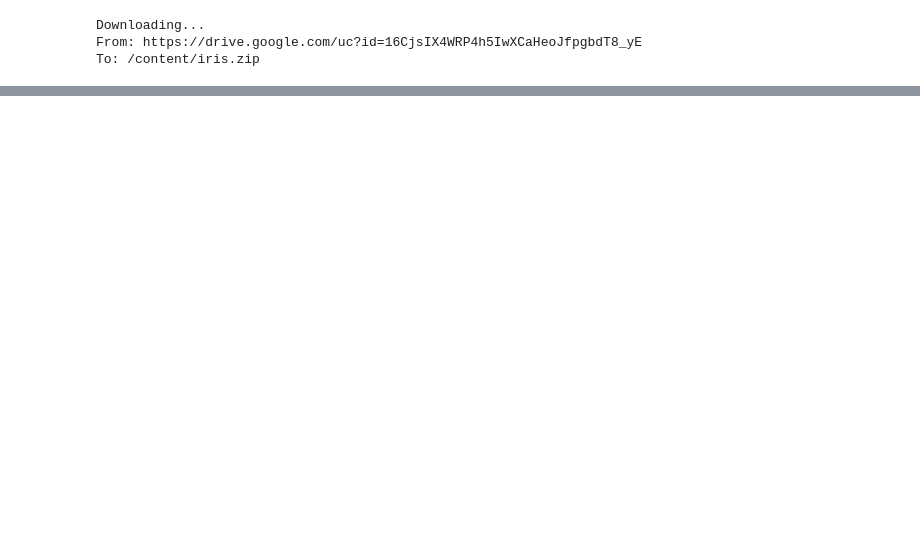
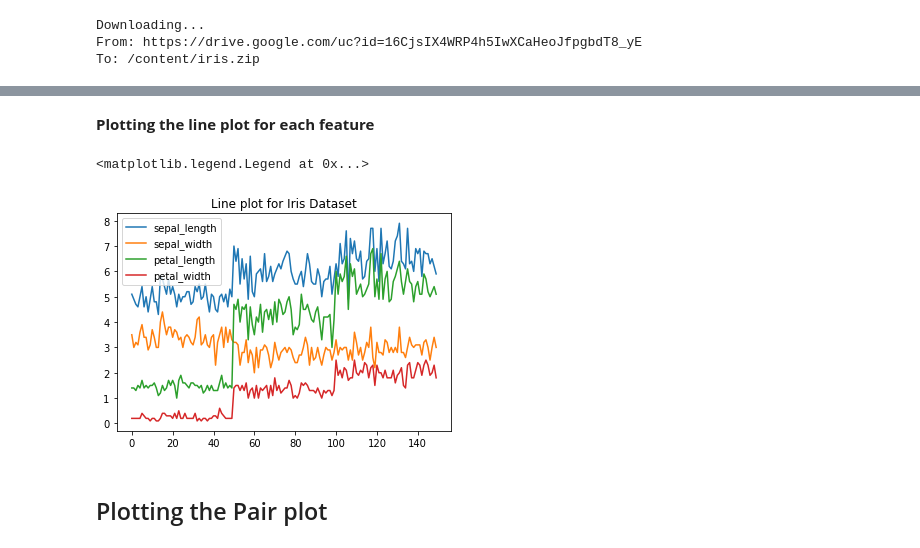
Before and after one commit to hands-on-data/ColabFiles, a Jupyter notebook: Data_Visualization.ipynb, the cells around one changed output, grey strips where cells are left out. Cells and saved outputs as stored; diff of their text form; code cells hidden in the pictures; blank space fills up the shorter version.

```diff
--- a/Data_Visualization.ipynb
+++ b/Data_Visualization.ipynb
@@ -96,24 +38,0 @@ plt.show()
-# %%
-corr = iris.corr()
-
-fig, ax = plt.subplots()
-img = ax.imshow(corr.values,cmap = "magma_r")
-
-# set labels
-ax.set_xticks(np.arange(len(corr.columns)))
-ax.set_yticks(np.arange(len(corr.columns)))
-ax.set_xticklabels(corr.columns)
-ax.set_yticklabels(corr.columns)
-cbar = ax.figure.colorbar(img, ax=ax ,cmap='')
-plt.setp(ax.get_xticklabels(), rotation=30, ha="right",
-         rotation_mode="anchor")
-
-# text annotations.
-for i in range(len(corr.columns)):
-    for j in range(len(corr.columns)):
-        if corr.iloc[i, j]<0:
-            text = ax.text(j, i, np.around(corr.iloc[i, j], decimals=2),
-                       ha="center", va="center", color="black")
-        else:
-            text = ax.text(j, i, np.around(corr.iloc[i, j], decimals=2),
-                       ha="center", va="center", color="white")
@@ -135,0 +80,15 @@ fig.show()
+# %% [markdown]
+**Plotting the line plot for each feature**
+# %%
+fig, ax = plt.subplots()    # Creating axes
+
+for feature in data_features.columns:                            # Iterating over each feature
+    ax.plot(datapoints_index, data[feature], label=feature)      # Function to plot the datapoints
+
+ax.set_title('Line plot for Iris Dataset')
+ax.legend()
+# %% [output]
+<matplotlib.legend.Legend at 0x...>
+[figure, added]
+# %% [markdown]
+## Plotting the Pair plot
```
Also changed, not shown: parts of 29 cells of this notebook.
